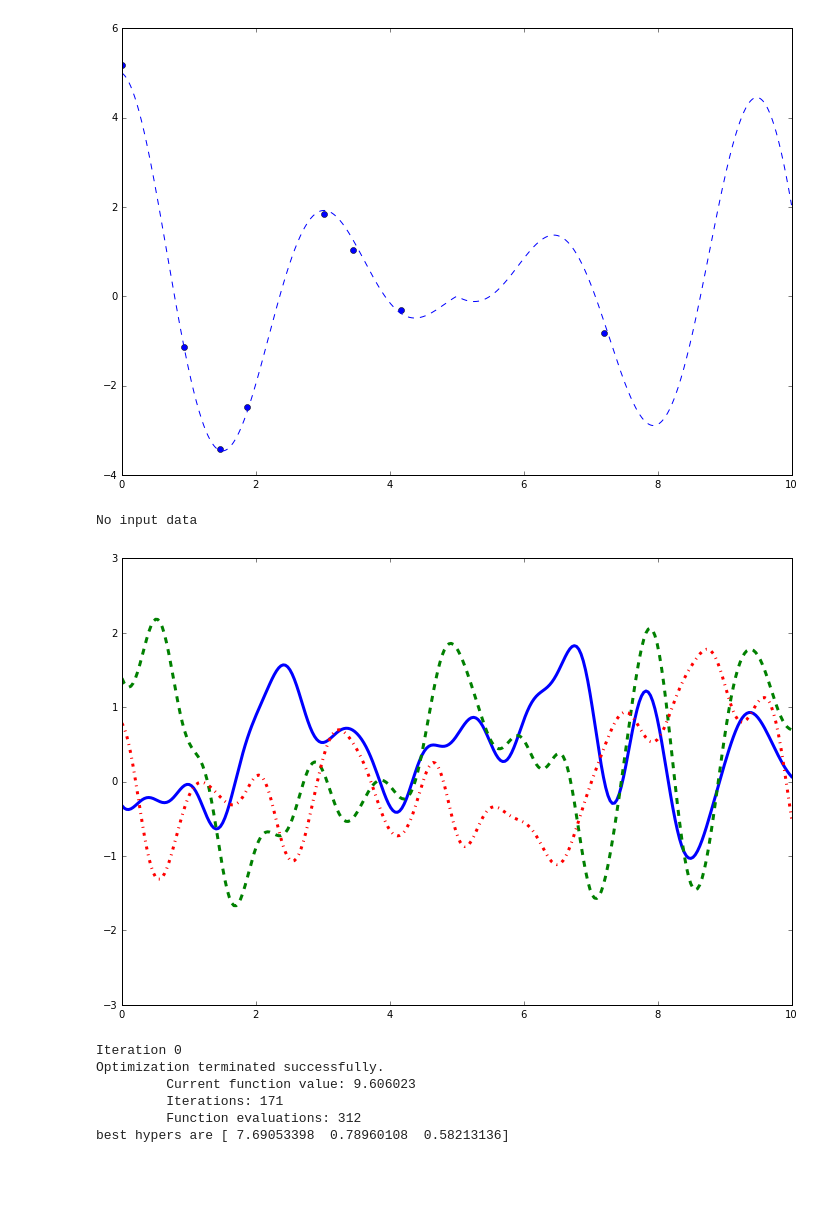
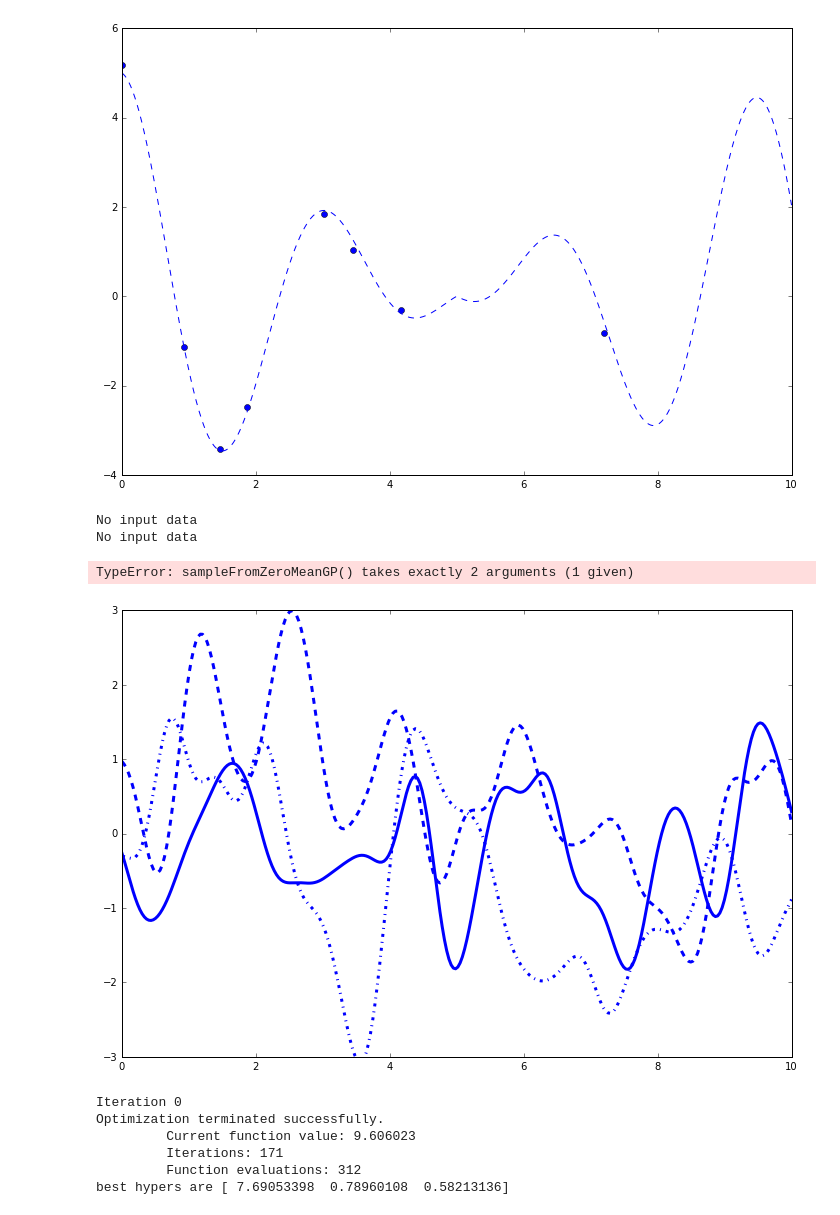
Before and after one commit to rbardenet/bnp-course, a Jupyter notebook: notebooks/bayesianOptimization.ipynb, the cells around one changed output. Cells and saved outputs as stored; diff of their text form; code cells hidden in the pictures; blank space fills up the shorter version.

Commit message:
added more GP samples

```diff
--- a/notebooks/bayesianOptimization.ipynb
+++ b/notebooks/bayesianOptimization.ipynb
@@ -151,7 +151,7 @@ class BayesOptim:
         self.YTrain = np.concatenate((self.YTrain, np.array(fStar).reshape((1,))))
         self.NTrain +=1
 
-    def sampleFromZeroMeanGP(self):
+    def sampleFromZeroMeanGP(self, colorStr):
         """
         sample from a zero-mean GP to show the influence of the logHypers
         this function is not used in the SMBO loop
@@ -165,16 +165,21 @@ class BayesOptim:
         styles = ['-', '--', '-.']
         for i in range(3):
             YPlot = np.dot(L, npr.randn(NPlot))
-            plt.plot(XPlot, YPlot, linestyle=styles[i], linewidth=3)
+            plt.plot(XPlot, YPlot, linestyle=styles[i], linewidth=3, color=colorStr)
 # %%
 # illustrate draws from GP(0,k_{SE})
 logEll = -1
 bo = BayesOptim(np.array([]),np.array([]), np.array([0,logEll,0]))
+bo.sampleFromZeroMeanGP('b')
+
+logEll = -2
+bo = BayesOptim(np.array([]),np.array([]), np.array([0,logEll,0]))
 bo.sampleFromZeroMeanGP()
-#plt.savefig("drawsFromGP_logEll_"+str(logEll)+".pdf")
 # %% [output]
 No input data
+No input data
+TypeError: sampleFromZeroMeanGP() takes exactly 2 arguments (1 given)
-[figure, old version]
+[figure, new version]
 # %%
 # SMBO loop
 bo = BayesOptim(XTrain, YTrain, np.zeros((3,), float))
```
Also changed, not shown: 1 other file.
